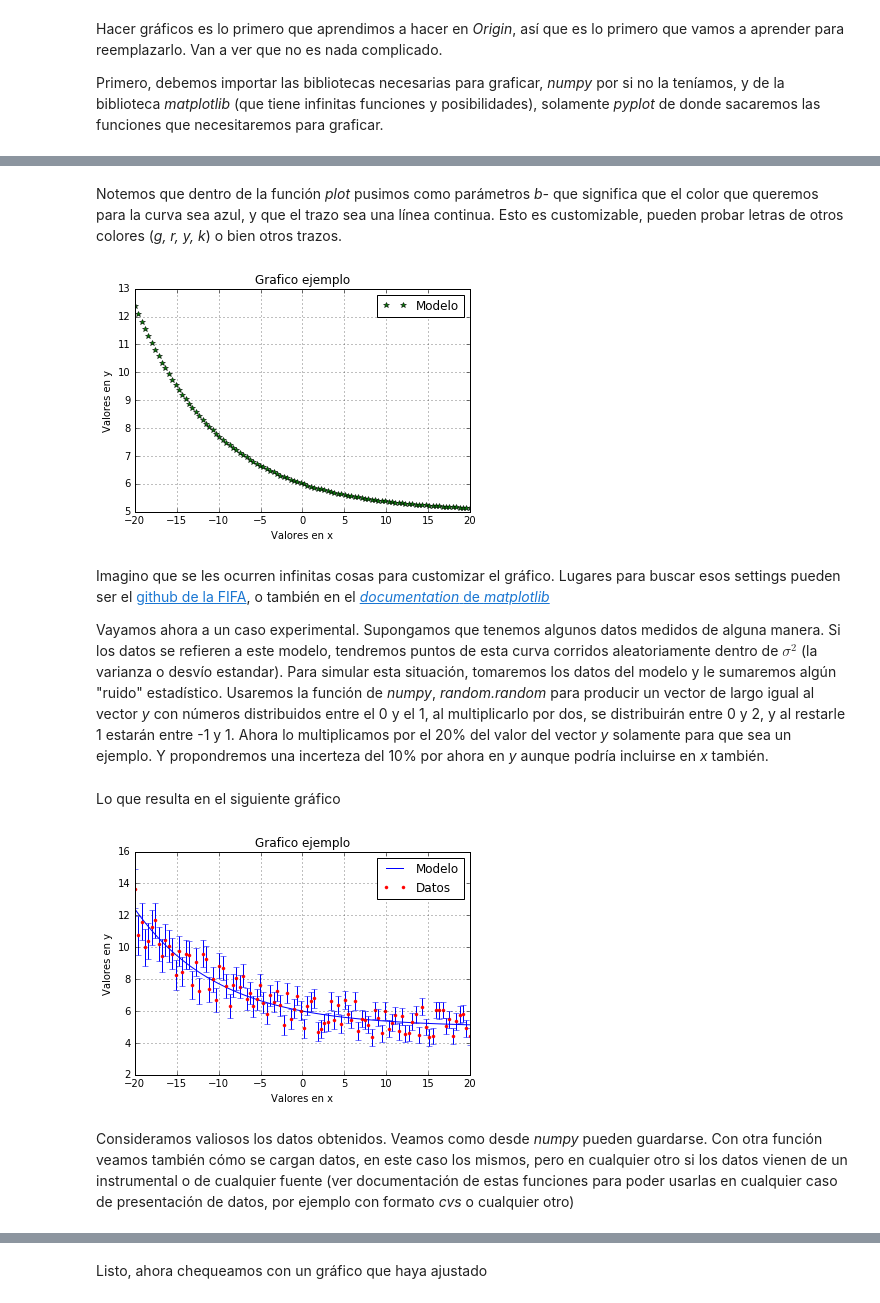
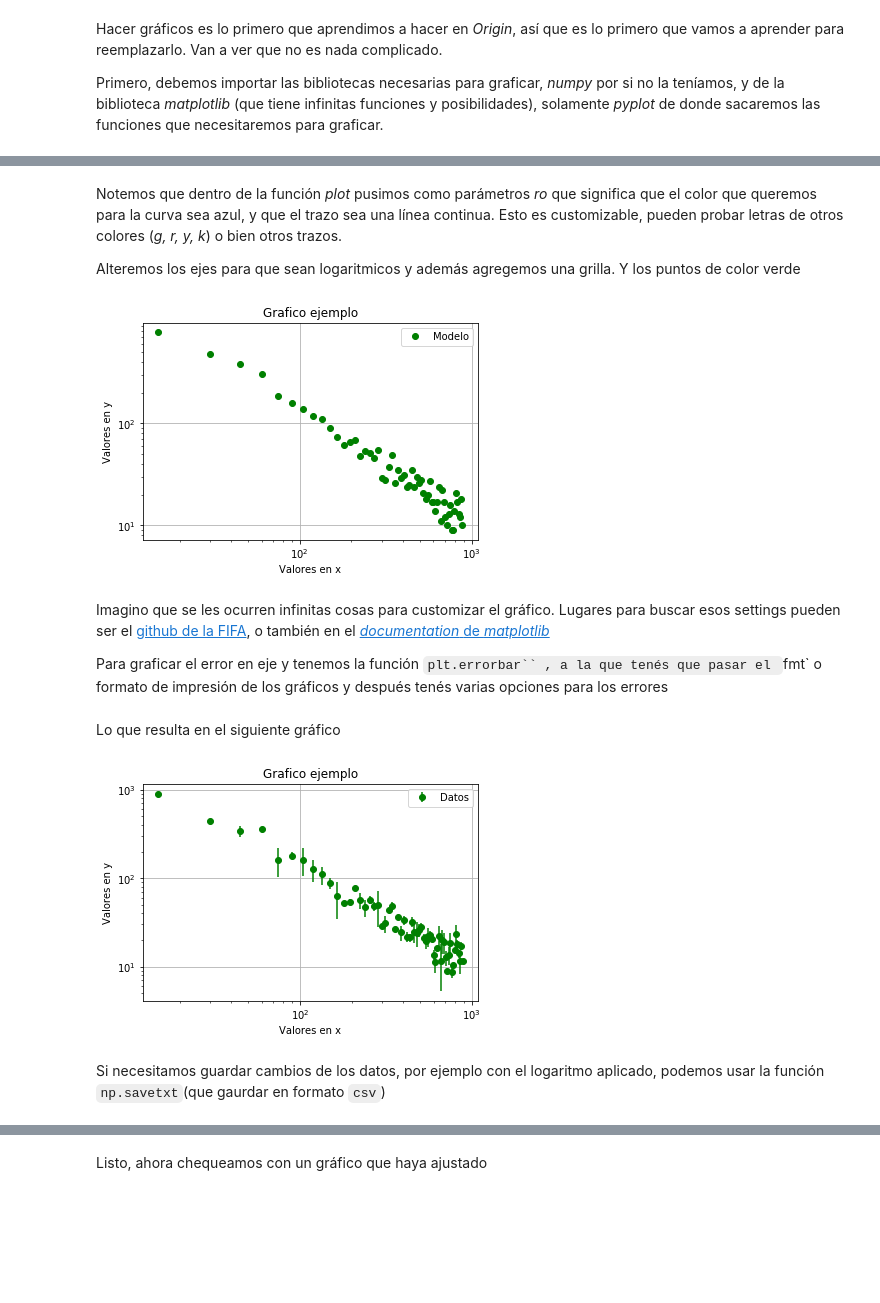
Before and after one commit to fifabsas/talleresfifabsas, a Jupyter notebook: python/Incertezas/numerico.ipynb, the cells around one changed output, grey strips where cells are left out. Drawn from its saved outputs; the diff is of its cells as text; code cells hidden in the pictures; blank space fills up the shorter version.

Commit message:
Taller de incertezas, primer commit

```diff
--- a/python/Incertezas/numerico.ipynb
+++ b/python/Incertezas/numerico.ipynb
@@ -260,0 +246,9 @@ Ahora que tenemos dos vectores del mismo tamaño, uso las función *plot* para g
+# %%
+# Con esto cargamos los datos
+# Si vemos los archivos son dos columnas
+# que vamos a guardar como x, y
+data = np.loadtxt("doble_exp_error.dat")
+
+x = data[:,0]
+y = data[:,1]
+error_y = data[:,2]
@@ -275,11 +273,15 @@ plt.show() # si no usaron %matplotlib inline, esto abre una ventanita con el gr
 # %% [markdown]
-Notemos que dentro de la función *plot* pusimos como parámetros *b-* que significa que el color que queremos para la curva sea azul, y que el trazo sea una línea continua. Esto es customizable, pueden probar letras de otros colores (*g, r, y, k*) o bien otros trazos.
+Notemos que dentro de la función *plot* pusimos como parámetros *ro* que significa que el color que queremos para la curva sea azul, y que el trazo sea una línea continua. Esto es customizable, pueden probar letras de otros colores (*g, r, y, k*) o bien otros trazos.
+
+Alteremos los ejes para que sean logaritmicos y además agregemos una grilla. Y los puntos de color verde
 # %%
 # Ploteamos
-plt.plot(x, y, 'g*', label = 'Modelo')
+plt.plot(x, y, 'go', label = 'Modelo')
 
 # Detalles del gráfico
 plt.grid(True) # Para que quede en hoja cuadriculada
+plt.yscale('log')
+plt.xscale('log')
 plt.title('Grafico ejemplo')
 plt.xlabel('Valores en x')
 plt.ylabel('Valores en y')
@@ -287,39 +289,31 @@ plt.legend(loc = 'best')
 
 plt.show()
 # %% [output]
-[figure, old version]
+[figure, new version]
-# %% [markdown]
-Imagino que se les ocurren infinitas cosas para customizar el gráfico. Lugares para buscar esos settings pueden ser el [github de la FIFA](https://github.com/fifabsas/talleresfifabsas/tree/master/python), o también en el [*documentation* de *matplotlib*](http://matplotlib.org/)
-
-Vayamos ahora a un caso experimental. Supongamos que tenemos algunos datos medidos de alguna manera. Si los datos se refieren a este modelo, tendremos puntos de esta curva corridos aleatoriamente dentro de $\sigma^2$ (la varianza o desvío estandar). Para simular esta situación, tomaremos los datos del modelo y le sumaremos algún "ruido" estadístico. Usaremos la función de *numpy*, *random.random* para producir un vector de largo igual al vector *y* con números distribuidos entre el 0 y el 1, al multiplicarlo por dos, se distribuirán entre 0 y 2, y al restarle 1 estarán entre -1 y 1. Ahora lo multiplicamos por el 20% del valor del vector *y* solamente para que sea un ejemplo. Y propondremos una incerteza del 10% por ahora en *y* aunque podría incluirse en *x* también.
-# %%
-# Creamos un ruido y lo agregamos a los datos
-ruido =  (2*(np.random.random(len(y)))-1)*0.2*y
-y_data = y + ruido
-
-# Proponemos un error
-error_y = 0.1*y
-#error_x = 0.05*x
+# %% [markdown]
+Imagino que se les ocurren infinitas cosas para customizar el gráfico. Lugares para buscar esos settings pueden ser el [github de la FIFA](https://github.com/fifabsas/talleresfifabsas/tree/master/python), o también en el [*documentation* de *matplotlib*](http://matplotlib.org/)
+
+Para graficar el error en eje y tenemos la función `plt.errorbar``
+, a la que tenés que pasar el `fmt` o formato de impresión de los gráficos y después tenés varias opciones para los errores
 # %% [markdown]
 Lo que resulta en el siguiente gráfico
 # %%
-plt.plot(x, y, 'b-', label = 'Modelo')
-plt.plot(x,y_data, 'r.', label = 'Datos')
-plt.errorbar(x, y_data, error_y, linestyle = 'None')
-#plt.errorbar(x, y_data, error_y , error_x)
+plt.errorbar(x, y_data, yerr=error_y, fmt='go', label="Datos")
 
 # Detalles del gráfico
 plt.grid(True) # Para que quede en hoja cuadriculada
+plt.yscale('log')
+plt.xscale('log')
 plt.title('Grafico ejemplo')
 plt.xlabel('Valores en x')
 plt.ylabel('Valores en y')
 plt.legend(loc = 'best')
 
 plt.show()
 # %% [output]
-[figure, old version]
+[figure, new version]
-# %% [markdown]
-Consideramos valiosos los datos obtenidos. Veamos como desde *numpy* pueden guardarse. Con otra función veamos también cómo se cargan datos, en este caso los mismos, pero en cualquier otro si los datos vienen de un instrumental o de cualquier fuente (ver documentación de estas funciones para poder usarlas en cualquier caso de presentación de datos, por ejemplo con formato *cvs* o cualquier otro)
+# %% [markdown]
+Si necesitamos guardar cambios de los datos, por ejemplo con el logaritmo aplicado, podemos usar la función `np.savetxt`(que gaurdar en formato `csv`)
 # %%
 # Guardamos y cargamos, a modo de ejemplo
 
```
Also changed, not shown: parts of 58 cells of this notebook, 6 other files.
